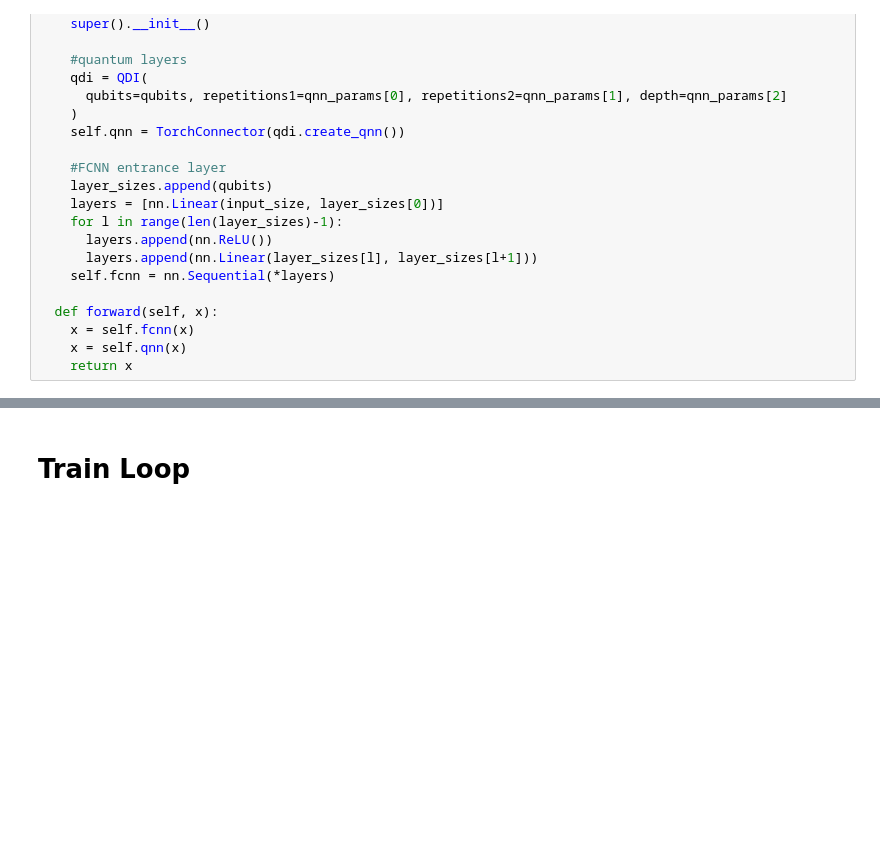
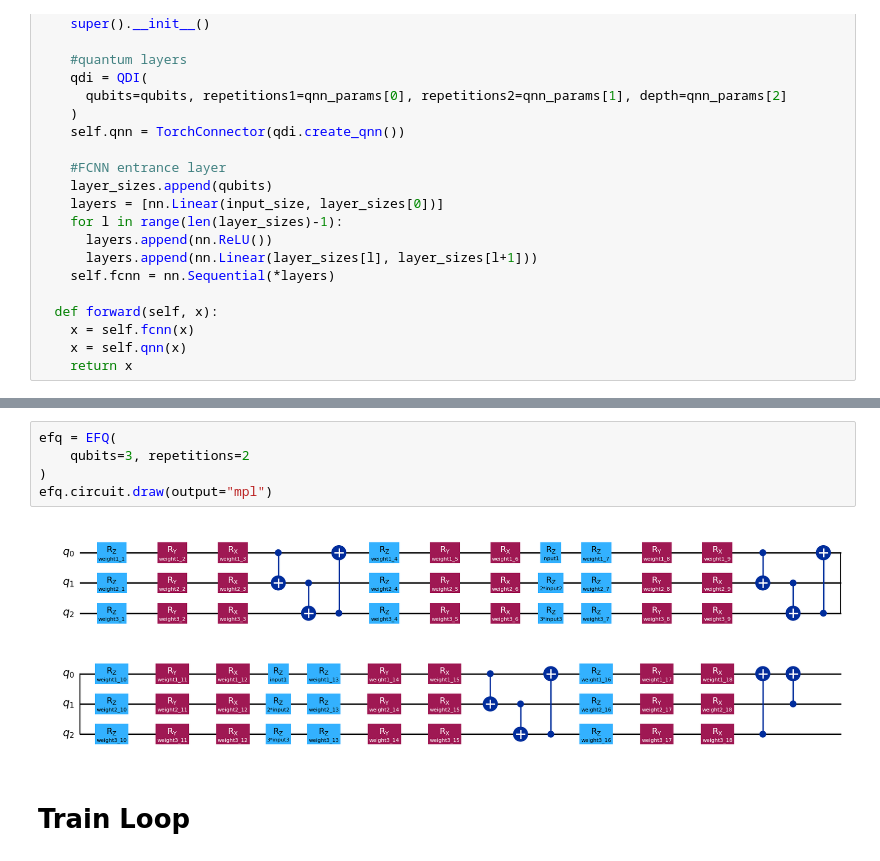
Before and after one commit to TimStep/QManifold, a Jupyter notebook: QManifold.ipynb, the cells around one changed output, grey strips where cells are left out. Saved outputs shown, nothing was run; the diff lists cells and outputs as text; blank space fills up the shorter version.

Commit message:
Implemented EFQ quantum circuit

```diff
--- a/QManifold.ipynb
+++ b/QManifold.ipynb
@@ -295,3 +372,10 @@ class QDINet(nn.Module):
+# %%
+efq = EFQ(
+    qubits=3, repetitions=2
+)
+efq.circuit.draw(output="mpl")
+# %% [output]
+[figure, added]
 # %% [markdown]
 # Train Loop
 # %%
```
Also changed, not shown: parts of 6 cells of this notebook.
